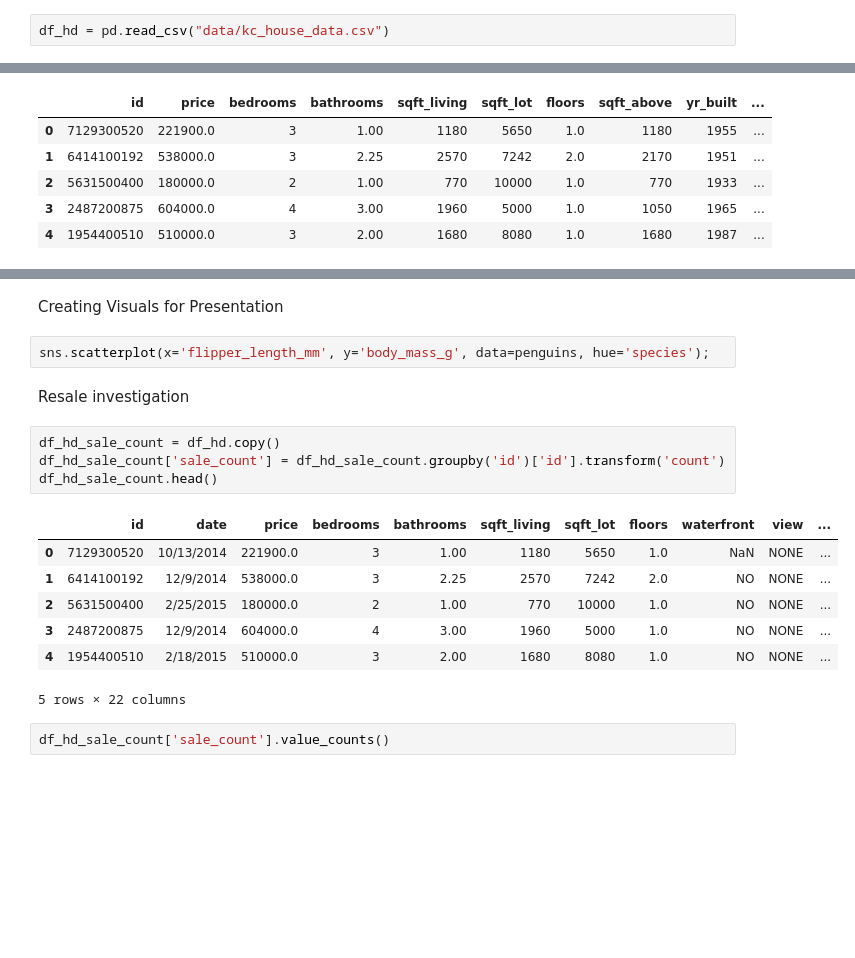
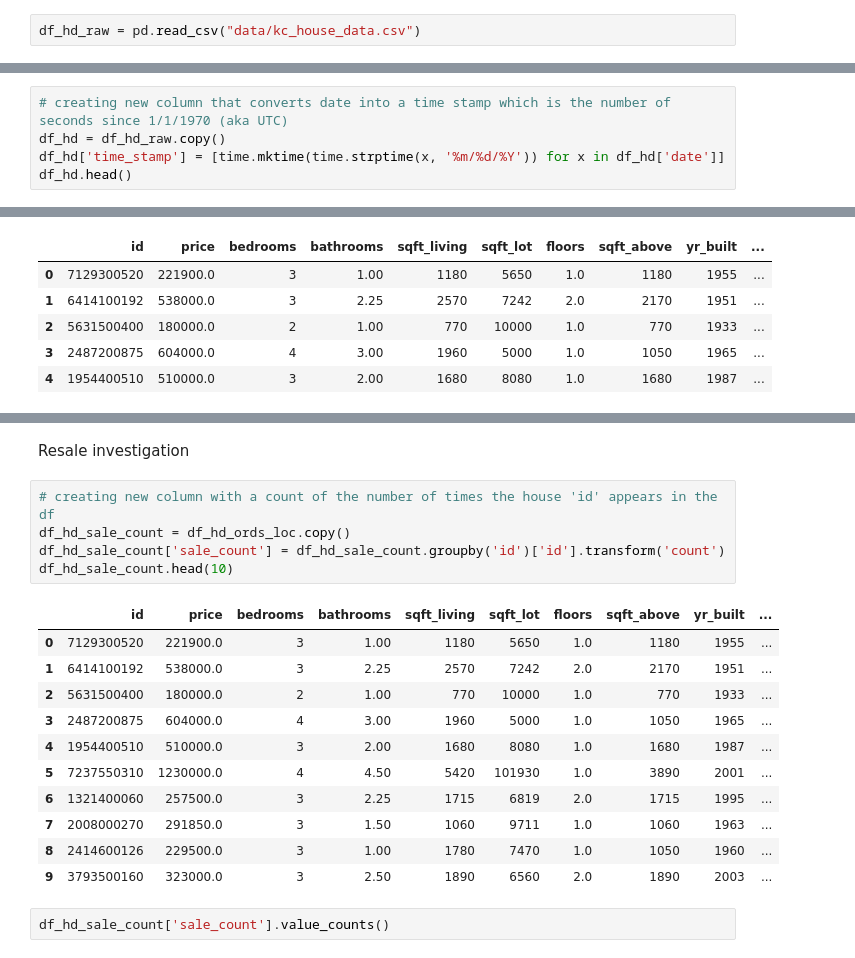
Before and after one commit to mccafj/King-County-House-Sales-Project, a Jupyter notebook: Andrew_Workbook.ipynb, the cells around one changed output, grey strips where cells are left out. Drawn from its saved outputs; the diff is of its cells as text; blank space fills up the shorter version.

```diff
--- a/Andrew_Workbook.ipynb
+++ b/Andrew_Workbook.ipynb
@@ -7,3 +10,3 @@ from sklearn.preprocessing import StandardScaler, OneHotEncoder, OrdinalEncoder
 # %%
-df_hd = pd.read_csv("data/kc_house_data.csv")
+df_hd_raw = pd.read_csv("data/kc_house_data.csv")
 # %%
@@ -36,3 +38,8 @@ Data columns (total 21 columns):
  20  sqft_lot15     21597 non-null  int64
 dtypes: float64(6), int64(9), object(6)
 memory usage: 3.5+ MB
+# %%
+# creating new column that converts date into a time stamp which is the number of seconds since 1/1/1970 (aka UTC)
+df_hd = df_hd_raw.copy()
+df_hd['time_stamp'] = [time.mktime(time.strptime(x, '%m/%d/%Y')) for x in df_hd['date']]
+df_hd.head()
@@ -330,23 +357,24 @@ OLS Regression Results
 Notes:
 [1] Standard Errors assume that the covariance matrix of the errors is correctly specified.
-# %% [markdown]
-Creating Visuals for Presentation
-# %%
-sns.scatterplot(x='flipper_length_mm', y='body_mass_g', data=penguins, hue='species');
 # %% [markdown]
 Resale investigation
 # %%
-df_hd_sale_count = df_hd.copy()
+# creating new column with a count of the number of times the house 'id' appears in the df
+df_hd_sale_count = df_hd_ords_loc.copy()
 df_hd_sale_count['sale_count'] = df_hd_sale_count.groupby('id')['id'].transform('count')
-df_hd_sale_count.head()
+df_hd_sale_count.head(10)
 # %% [output]
-|  | id | date | price | bedrooms | bathrooms | sqft_living | sqft_lot | floors | waterfront | view | ... |
-| 0 | 7129300520 | 10/13/2014 | 221900.0 | 3 | 1.00 | 1180 | 5650 | 1.0 | NaN | NONE | ... |
-| 1 | 6414100192 | 12/9/2014 | 538000.0 | 3 | 2.25 | 2570 | 7242 | 2.0 | NO | NONE | ... |
-| 2 | 5631500400 | 2/25/2015 | 180000.0 | 2 | 1.00 | 770 | 10000 | 1.0 | NO | NONE | ... |
-| 3 | 2487200875 | 12/9/2014 | 604000.0 | 4 | 3.00 | 1960 | 5000 | 1.0 | NO | NONE | ... |
-| 4 | 1954400510 | 2/18/2015 | 510000.0 | 3 | 2.00 | 1680 | 8080 | 1.0 | NO | NONE | ... |
+|  | id | price | bedrooms | bathrooms | sqft_living | sqft_lot | floors | sqft_above | yr_built | ... |
+| 0 | 7129300520 | 221900.0 | 3 | 1.00 | 1180 | 5650 | 1.0 | 1180 | 1955 | ... |
+| 1 | 6414100192 | 538000.0 | 3 | 2.25 | 2570 | 7242 | 2.0 | 2170 | 1951 | ... |
+| 2 | 5631500400 | 180000.0 | 2 | 1.00 | 770 | 10000 | 1.0 | 770 | 1933 | ... |
+| 3 | 2487200875 | 604000.0 | 4 | 3.00 | 1960 | 5000 | 1.0 | 1050 | 1965 | ... |
+| 4 | 1954400510 | 510000.0 | 3 | 2.00 | 1680 | 8080 | 1.0 | 1680 | 1987 | ... |
+| 5 | 7237550310 | 1230000.0 | 4 | 4.50 | 5420 | 101930 | 1.0 | 3890 | 2001 | ... |
+| 6 | 1321400060 | 257500.0 | 3 | 2.25 | 1715 | 6819 | 2.0 | 1715 | 1995 | ... |
+| 7 | 2008000270 | 291850.0 | 3 | 1.50 | 1060 | 9711 | 1.0 | 1060 | 1963 | ... |
+| 8 | 2414600126 | 229500.0 | 3 | 1.00 | 1780 | 7470 | 1.0 | 1050 | 1960 | ... |
+| 9 | 3793500160 | 323000.0 | 3 | 2.50 | 1890 | 6560 | 2.0 | 1890 | 2003 | ... |
-5 rows × 22 columns
 # %%
 df_hd_sale_count['sale_count'].value_counts()
 # %% [output]
```
Also changed, not shown: parts of 28 cells of this notebook.
